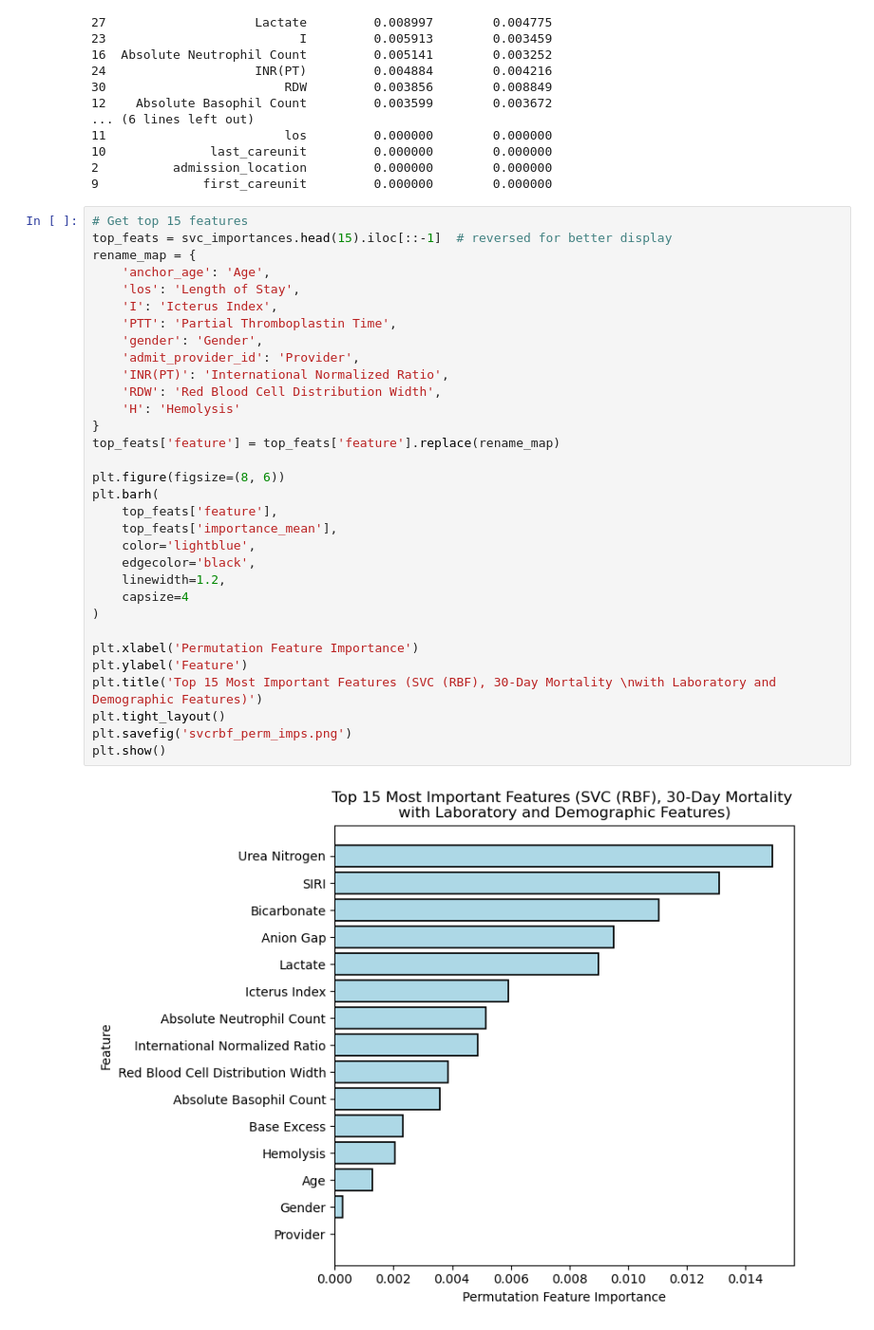
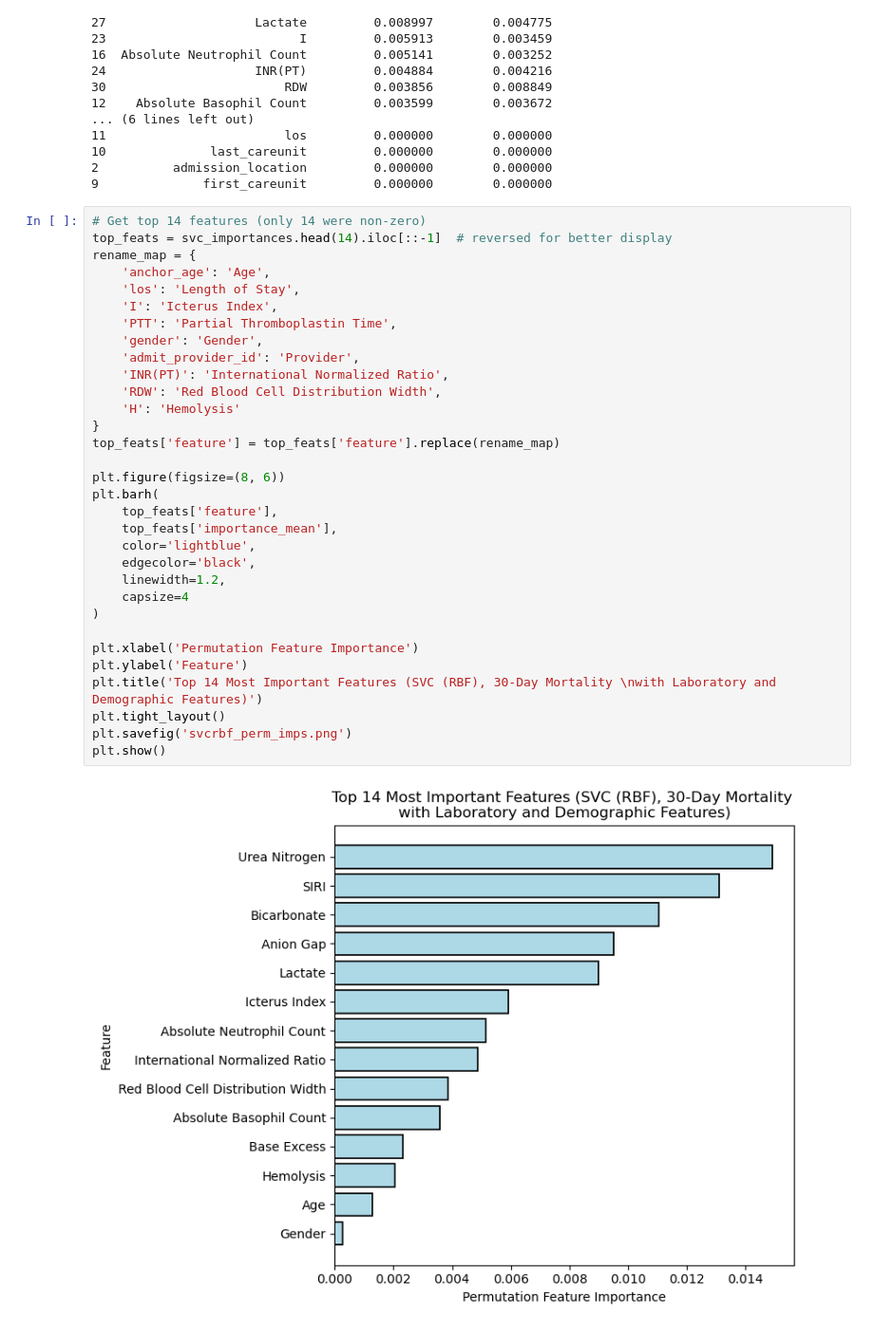
Before and after one commit to roshanparikh/codedependency, a Jupyter notebook: results.ipynb, the cells around one changed output. Shown at 95% size. Drawn from its saved outputs; the diff is of its cells as text.

```diff
--- a/results.ipynb
+++ b/results.ipynb
@@ -619,36 +619,36 @@ print(svc_importances.head(20))
 2          admission_location         0.000000        0.000000
 9              first_careunit         0.000000        0.000000
 # %%
-# Get top 15 features
-top_feats = svc_importances.head(15).iloc[::-1]  # reversed for better display
+# Get top 14 features (only 14 were non-zero)
+top_feats = svc_importances.head(14).iloc[::-1]  # reversed for better display
 rename_map = {
     'anchor_age': 'Age',
     'los': 'Length of Stay',
     'I': 'Icterus Index',
     'PTT': 'Partial Thromboplastin Time',
     'gender': 'Gender',
     'admit_provider_id': 'Provider',
     'INR(PT)': 'International Normalized Ratio',
     'RDW': 'Red Blood Cell Distribution Width',
     'H': 'Hemolysis'
 }
 top_feats['feature'] = top_feats['feature'].replace(rename_map)
 
 plt.figure(figsize=(8, 6))
 plt.barh(
     top_feats['feature'],
     top_feats['importance_mean'],
     color='lightblue',
     edgecolor='black',
     linewidth=1.2,
     capsize=4
 )
 
 plt.xlabel('Permutation Feature Importance')
 plt.ylabel('Feature')
-plt.title('Top 15 Most Important Features (SVC (RBF), 30-Day Mortality \nwith Laboratory and Demographic Features)')
+plt.title('Top 14 Most Important Features (SVC (RBF), 30-Day Mortality \nwith Laboratory and Demographic Features)')
 plt.tight_layout()
 plt.savefig('svcrbf_perm_imps.png')
 plt.show()
 # %% [output]
-[figure, old version]
+[figure, new version]
```
Also changed, not shown: parts of 1 cell of this notebook.
